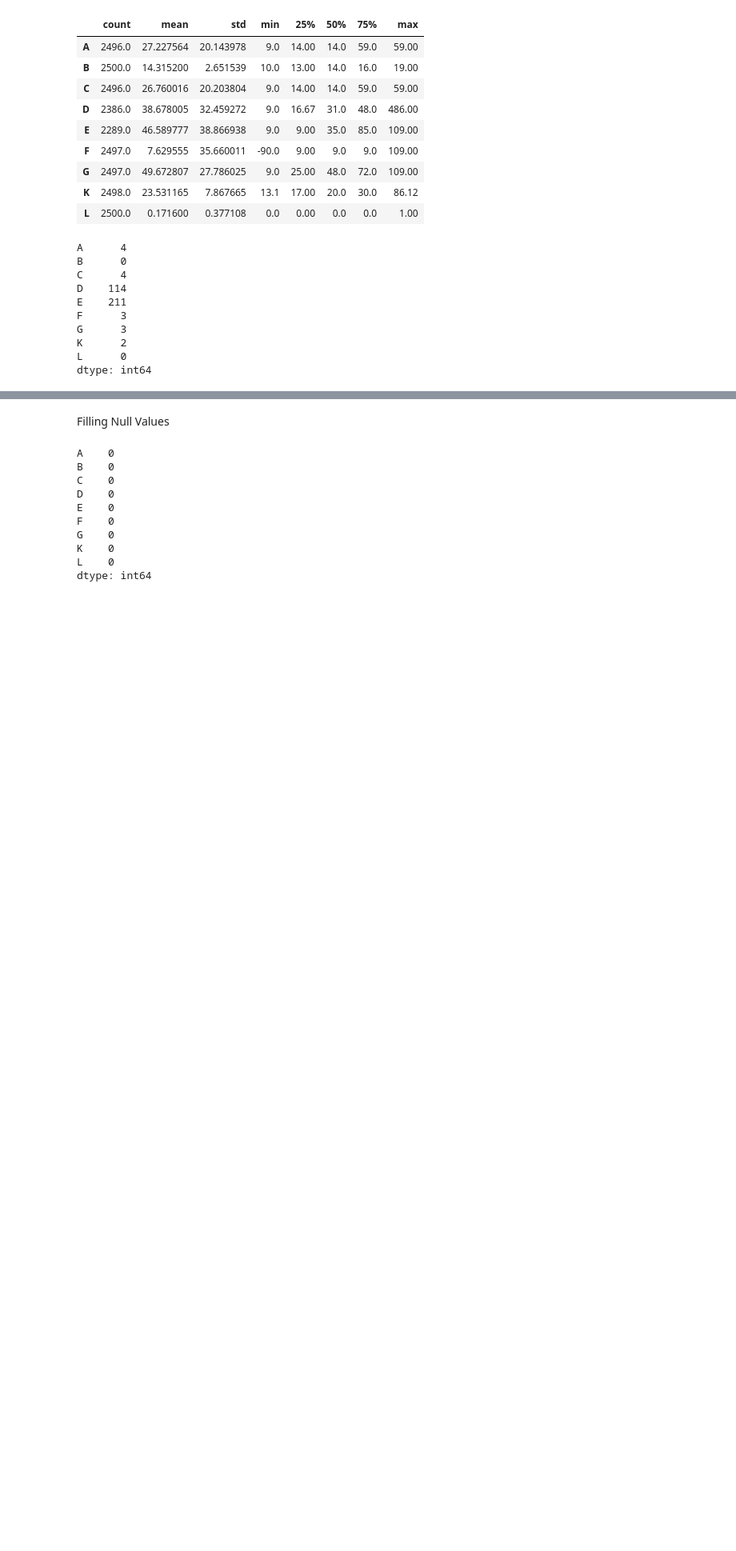
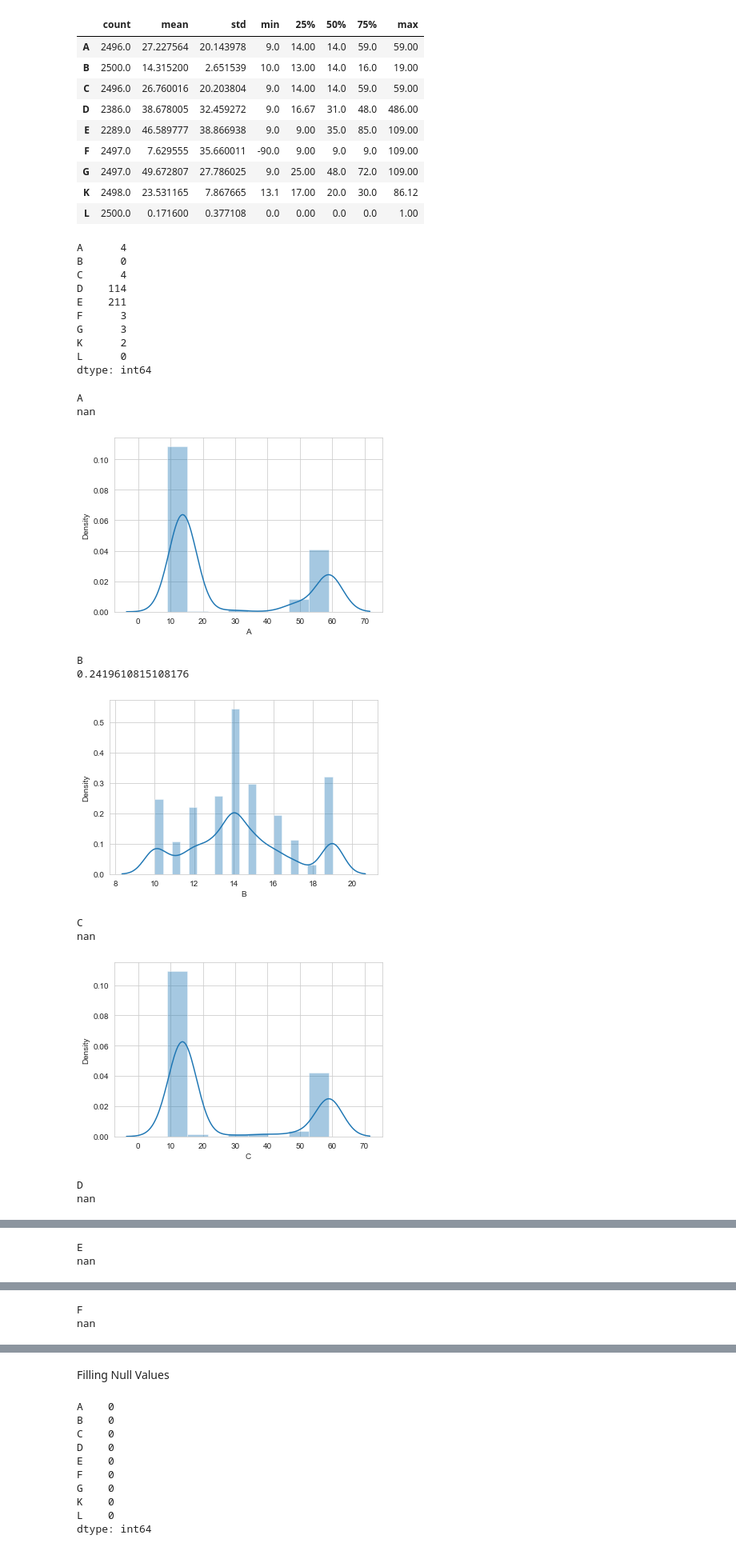
Before and after one commit to Tejasva99/dsProject, a Jupyter notebook: DxFactor_1/Dx.ipynb, the cells around one changed output, grey strips where cells are left out. Shown at 80% size. Saved outputs shown, nothing was run; the diff lists cells and outputs as text; code cells hidden in the pictures; blank space fills up the shorter version.

```diff
--- a/DxFactor_1/Dx.ipynb
+++ b/DxFactor_1/Dx.ipynb
@@ -68,0 +77,20 @@ dtype: int64
+# %%
+for col in data:
+    print(col)
+    print(skew(data[col]))
+
+    plt.figure()
+    sns.distplot(data[col])
+    plt.show()
+# %% [output]
+A
+nan
+[figure, added]
+B
+0.2419610815108176
+[figure, added]
+C
+nan
+[figure, added]
+D
+nan
@@ -68,0 +98,2 @@ dtype: int64
+E
+nan
@@ -68,0 +101,2 @@ dtype: int64
+F
+nan
```
Also changed, not shown: parts of 55 cells of this notebook, 1 other file.
